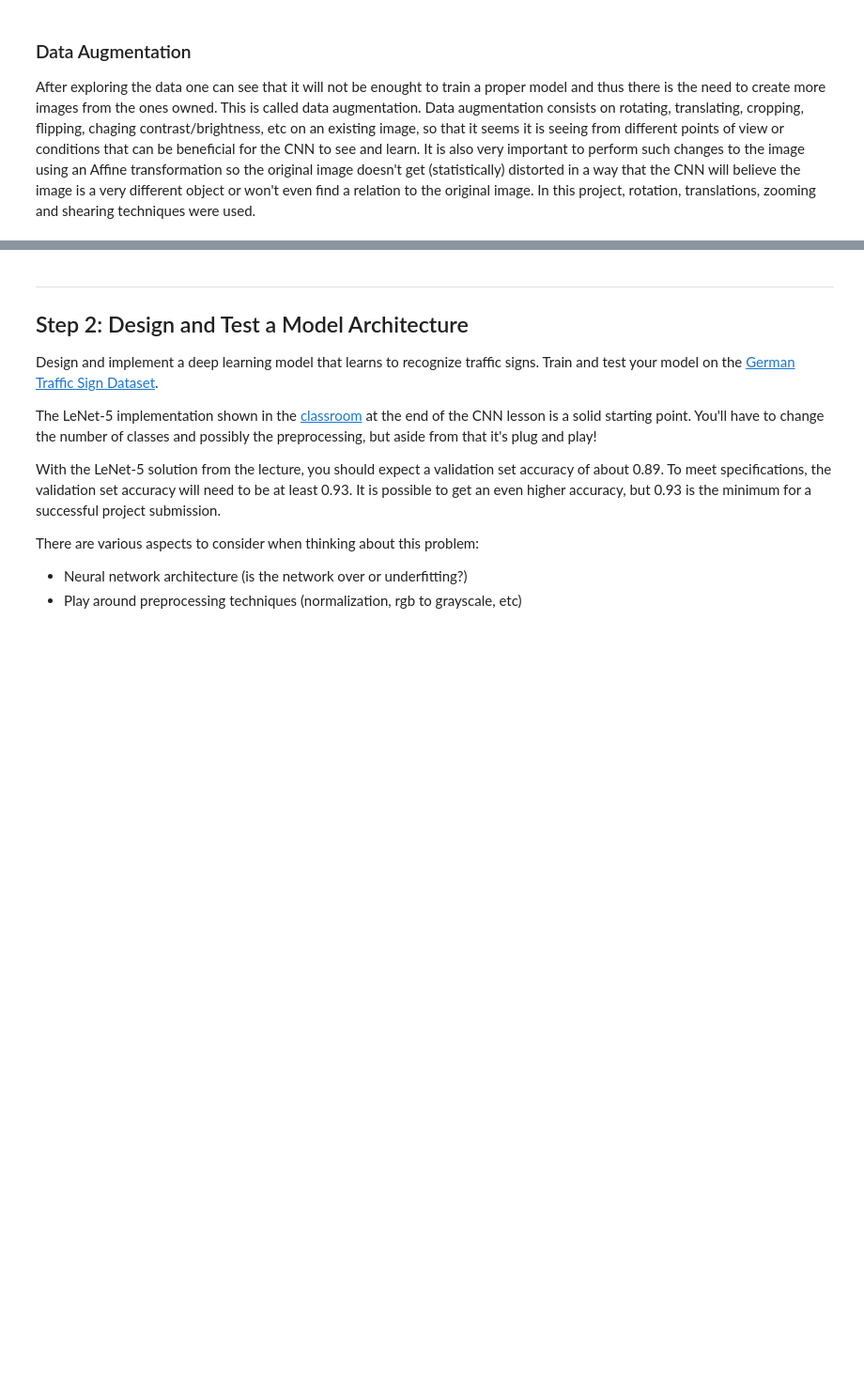
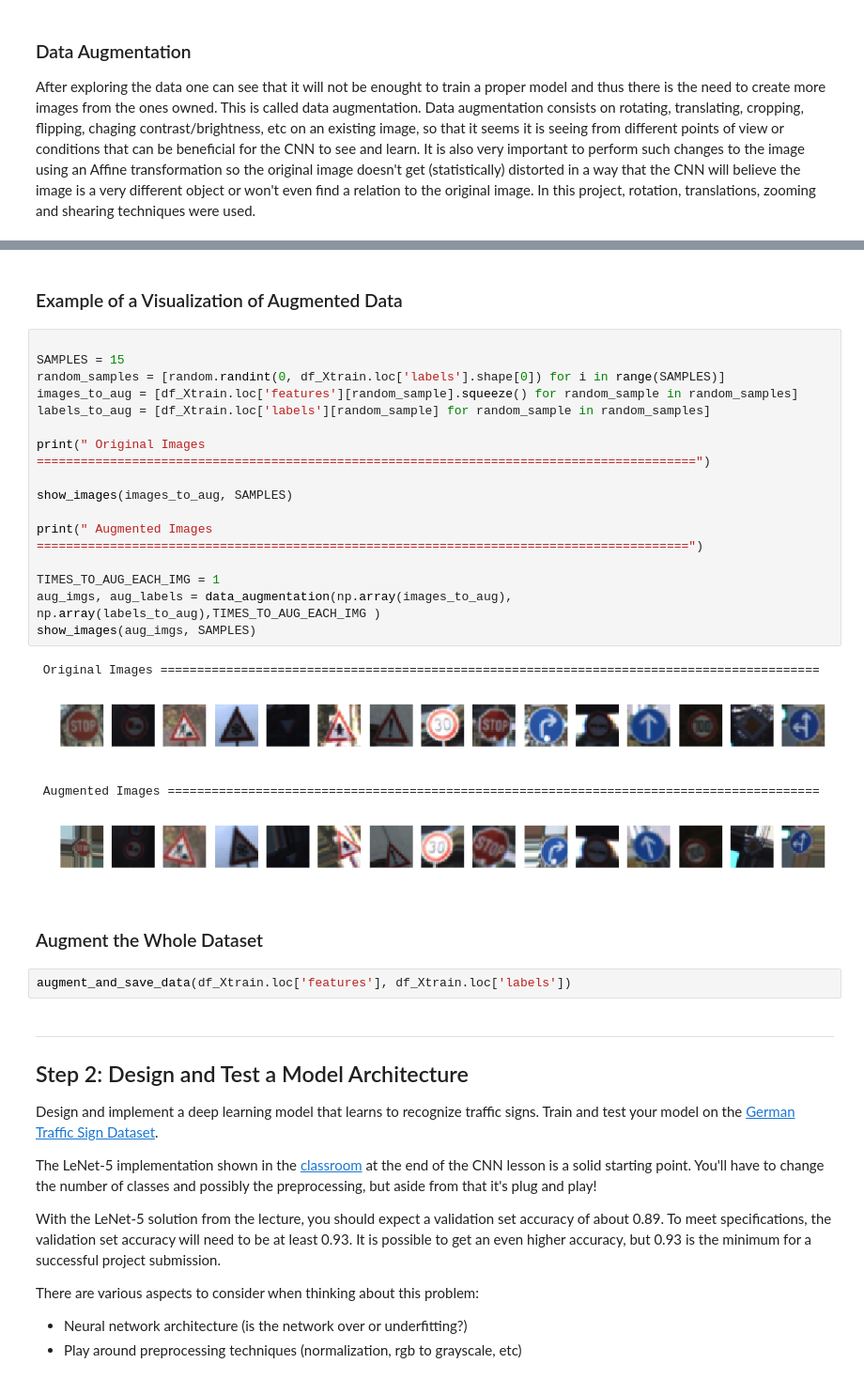
Before and after one commit to arturops/self-drivingCar, a Jupyter notebook: TrafficSignClassifier/Traffic_Sign_Classifier.ipynb, the cells around one changed output, grey strips where cells are left out. Shown at 94% size. Cells and saved outputs as stored; diff of their text form; blank space fills up the shorter version.

```diff
--- a/TrafficSignClassifier/Traffic_Sign_Classifier.ipynb
+++ b/TrafficSignClassifier/Traffic_Sign_Classifier.ipynb
@@ -370,3 +380,30 @@ print(imaget.shape , labelt.shape)
+# %% [markdown]
+### Example of a Visualization of Augmented Data
+# %%
+
+SAMPLES = 15
+random_samples = [random.randint(0, df_Xtrain.loc['labels'].shape[0]) for i in range(SAMPLES)]
+images_to_aug = [df_Xtrain.loc['features'][random_sample].squeeze() for random_sample in random_samples]
+labels_to_aug = [df_Xtrain.loc['labels'][random_sample] for random_sample in random_samples]
+
+print(" Original Images ==========================================================================================")
+
+show_images(images_to_aug, SAMPLES)
+
+print(" Augmented Images =========================================================================================")
+
+TIMES_TO_AUG_EACH_IMG = 1
+aug_imgs, aug_labels = data_augmentation(np.array(images_to_aug), np.array(labels_to_aug),TIMES_TO_AUG_EACH_IMG )
+show_images(aug_imgs, SAMPLES)
+# %% [output]
+ Original Images ==========================================================================================
+[figure, added]
+ Augmented Images =========================================================================================
+[figure, added]
+# %% [markdown]
+### Augment the Whole Dataset
+# %%
+augment_and_save_data(df_Xtrain.loc['features'], df_Xtrain.loc['labels'])
 # %% [markdown]
 ----
 
```
Also changed, not shown: parts of 10 cells of this notebook.
